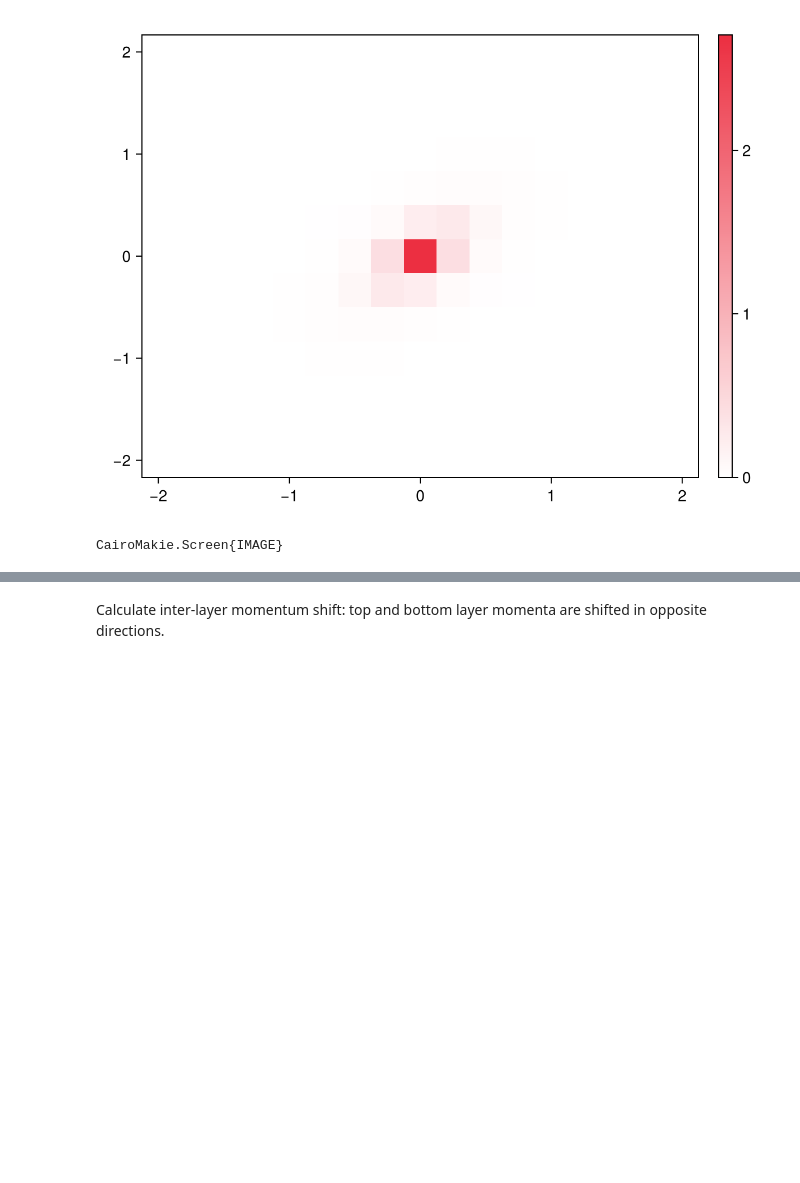
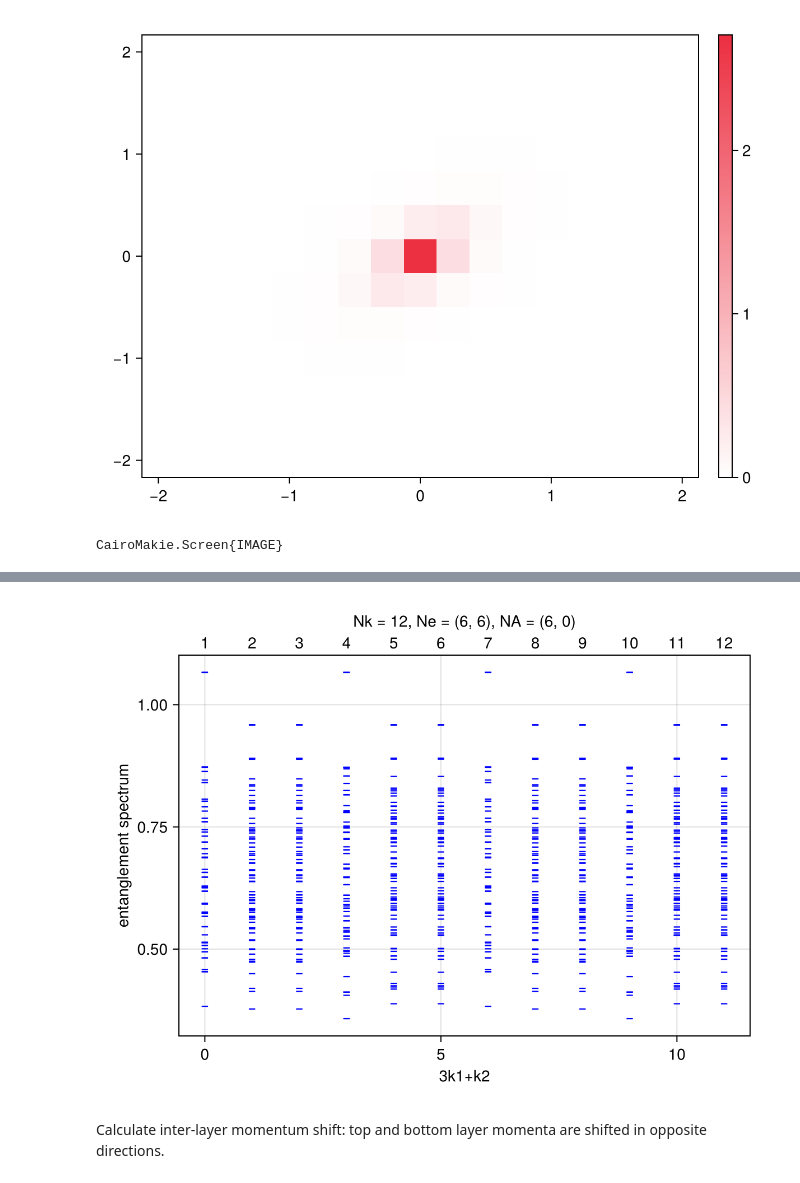
Before and after one commit to Zou-Bo/MomentumED.jl, a Jupyter notebook: landau level torus/continous symmetry breaking/1. LL_exciton_condensate.ipynb, the cells around one changed output, grey strips where cells are left out. Saved outputs shown, nothing was run; the diff lists cells and outputs as text; code cells hidden in the pictures; blank space fills up the shorter version.

```diff
--- a/landau level torus/continous symmetry breaking/1. LL_exciton_condensate.ipynb
+++ b/landau level torus/continous symmetry breaking/1. LL_exciton_condensate.ipynb
@@ -421,0 +448,21 @@ plot_ed_spectrum(entanglement_spectrum, Ak1, Ak2;
+# %%
+NA = (6, 0)
+ph_components = BitVector(NA .< 0)
+total_particlehole_number = [ph_components[c] ? Nk - Ne[c] : Ne[c] for c in 1:Nc_conserve]
+normalizer = binomial(total_particlehole_number[1], abs(NA[1])) * binomial(total_particlehole_number[2], abs(NA[2]))
+# Create momentum blocks for part A (Hilbert subspace)
+Ass, Ak1, Ak2 = ED_momentum_subspaces(para_conserve, NA);
+
+sn = 7
+vec = vectors[sn][1]
+entanglement_spectrum = Vector{Vector{Float64}}(undef, length(Ass));
+trace = 0.0; entropy = 0.0;
+for i in eachindex(entanglement_spectrum)
+    println("Processing subspace #$i with size $(length(Ass[i])), momentum $(Ak1[i]), $(Ak2[i])")
+    rdm = PES_MomtBlock_rdm(para_conserve, vec, Ass[i], ph_components)
+    vals = eigvals(rdm) ./ normalizer
+    nonzero_start = findfirst(>(1e-10), vals)
+    isnothing(nonzero_start) || (entanglement_spectrum[i] = -log.(vals[nonzero_start:end]))
+end
+entropy = (entropy + trace * log(trace)) / trace
+@show trace, entropy;
@@ -422,3 +483,10 @@ plot_ed_spectrum(entanglement_spectrum, Ak1, Ak2;
+# %%
+plot_ed_spectrum(entanglement_spectrum, Ak1, Ak2;
+    ylabel = "entanglement spectrum",
+    title = "Nk = $Nk, Ne = $((Ne1,Ne2)), NA = $NA",
+);
+# %% [output]
+[figure, added]
 # %% [markdown]
 Calculate inter-layer momentum shift: top and bottom layer momenta are shifted in opposite directions.
 # %%
```
Also changed, not shown: parts of 18 cells of this notebook, 13 other files.
